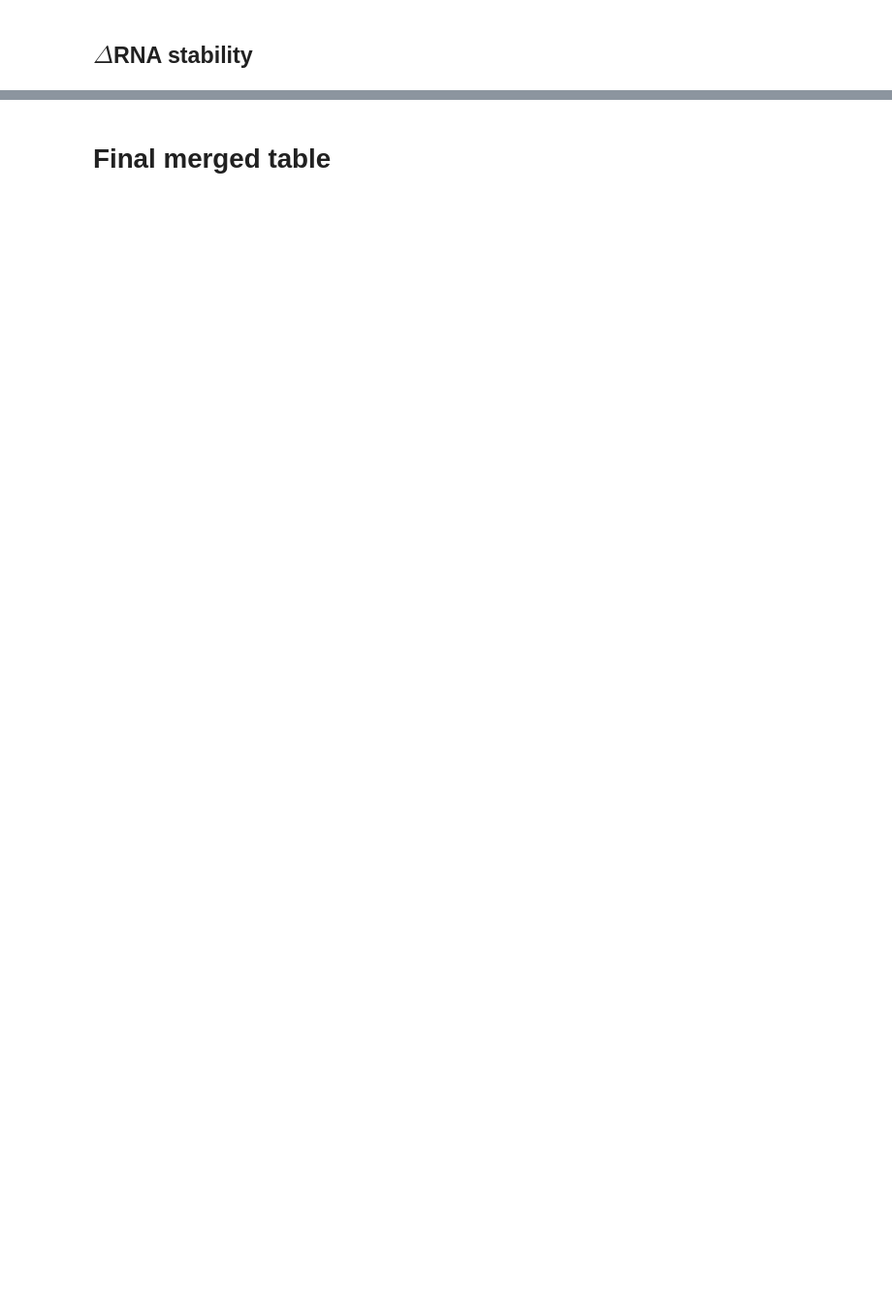
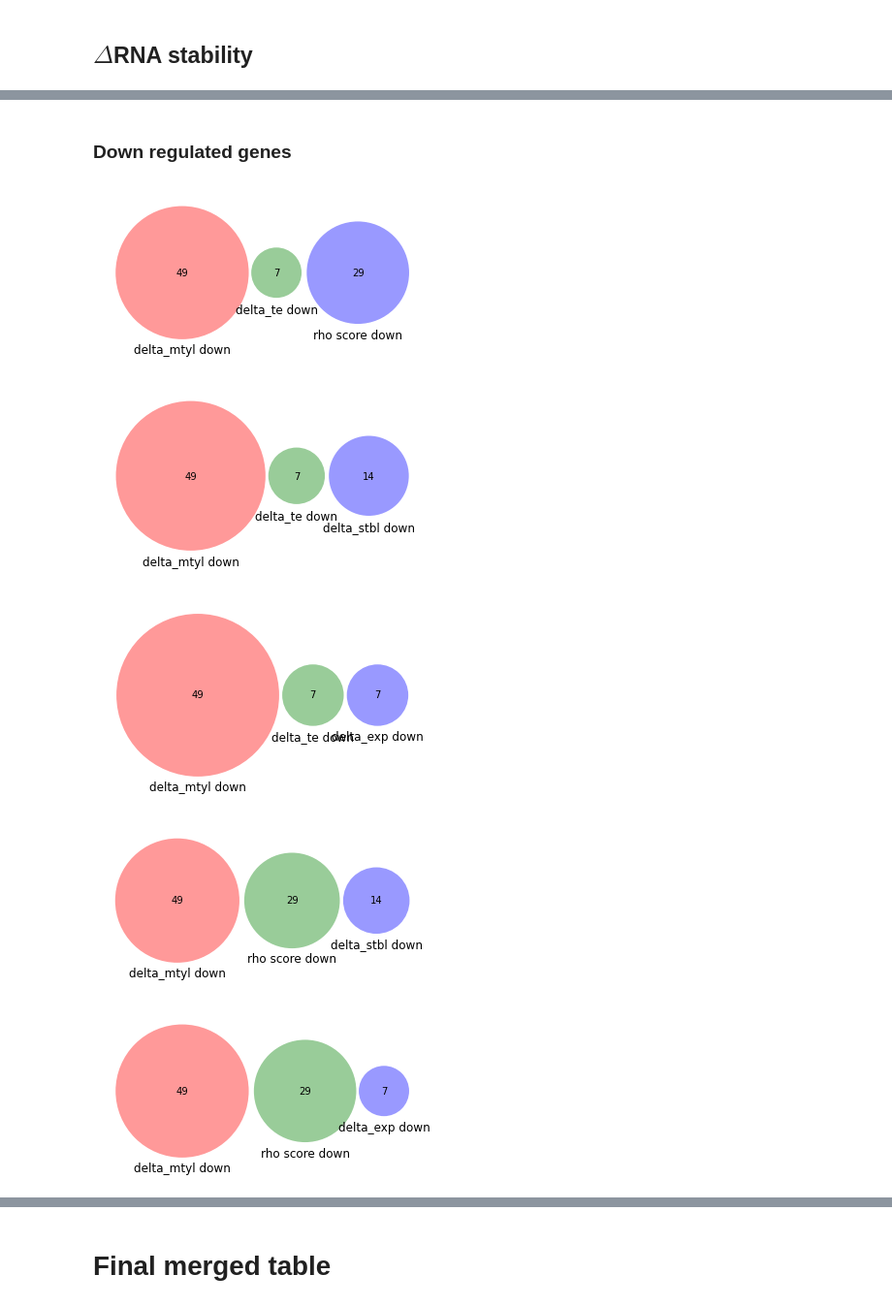
Before and after one commit to goodarzilab/Abe, a Jupyter notebook: Gilbertlab/Decitabine_treatment/combined_analysis-intersectional-genes.ipynb, the cells around one changed output, grey strips where cells are left out. Shown at 97% size. Drawn from its saved outputs; the diff is of its cells as text; code cells hidden in the pictures; blank space fills up the shorter version.

```diff
--- a/Gilbertlab/Decitabine_treatment/combined_analysis-intersectional-genes.ipynb
+++ b/Gilbertlab/Decitabine_treatment/combined_analysis-intersectional-genes.ipynb
@@ -294,0 +466,14 @@ upset(fromList(Vecs), order.by = "freq")
+# %% [markdown]
+### Down regulated genes
+# %%
+#
+iter_venn(
+    [Hypo_m6A,TE_down,Rho_down,Stbl_down,Exp_down],
+    [n + ' down' for n in names]
+)
+# %% [output]
+[figure, added]
+[figure, added]
+[figure, added]
+[figure, added]
+[figure, added]
```
Also changed, not shown: parts of 47 cells of this notebook.
